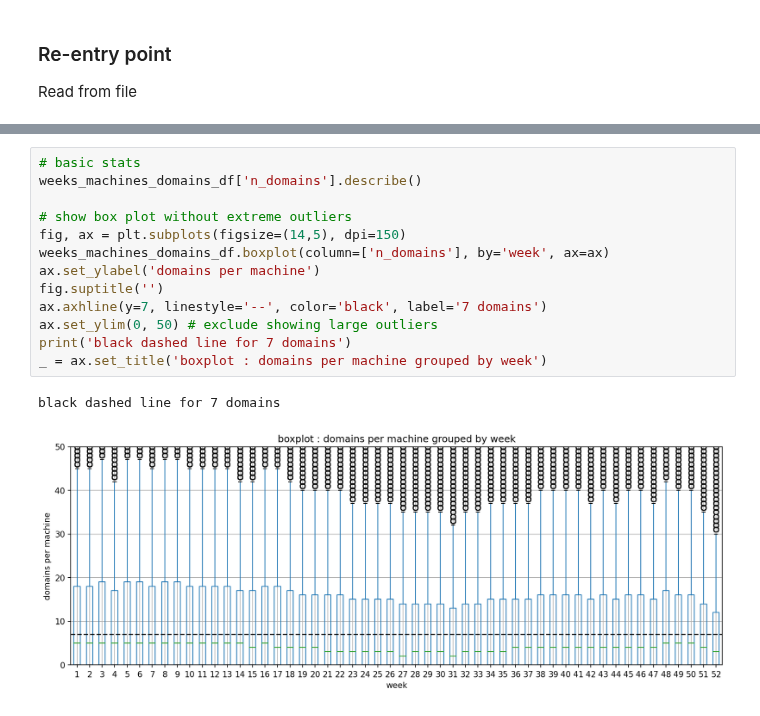
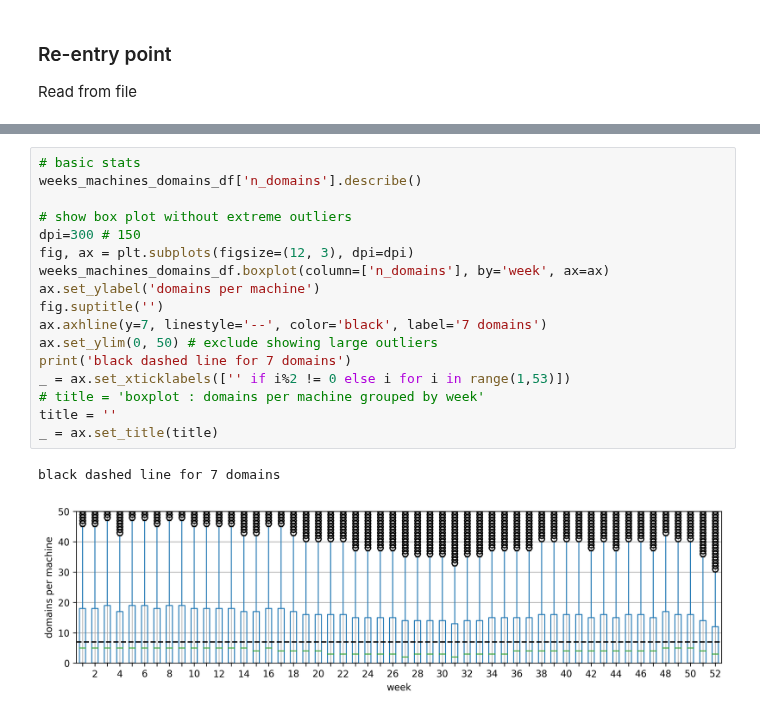
Before and after one commit to aberke/floc-analysis, a Jupyter notebook: notebooks/domains_preprocessing_by_week_machine.ipynb, the cells around one changed output, grey strips where cells are left out. Saved outputs shown, nothing was run; the diff lists cells and outputs as text.

Commit message:
updated domains per machine boxplot for paper figures

```diff
--- a/notebooks/domains_preprocessing_by_week_machine.ipynb
+++ b/notebooks/domains_preprocessing_by_week_machine.ipynb
@@ -249,16 +247,20 @@ weeks_machines_domains_df.drop('machine_id', axis=1).head()
 # %%
 # basic stats
 weeks_machines_domains_df['n_domains'].describe()
 
 # show box plot without extreme outliers
-fig, ax = plt.subplots(figsize=(14,5), dpi=150)
+dpi=300 # 150
+fig, ax = plt.subplots(figsize=(12, 3), dpi=dpi)
 weeks_machines_domains_df.boxplot(column=['n_domains'], by='week', ax=ax)
 ax.set_ylabel('domains per machine')
 fig.suptitle('')
 ax.axhline(y=7, linestyle='--', color='black', label='7 domains')
 ax.set_ylim(0, 50) # exclude showing large outliers
 print('black dashed line for 7 domains')
-_ = ax.set_title('boxplot : domains per machine grouped by week')
+_ = ax.set_xticklabels(['' if i%2 != 0 else i for i in range(1,53)])
+# title = 'boxplot : domains per machine grouped by week'
+title = ''
+_ = ax.set_title(title)
 # %% [output]
 black dashed line for 7 domains
-[figure, old version]
+[figure, new version]
```
Also changed, not shown: parts of 2 cells of this notebook.
